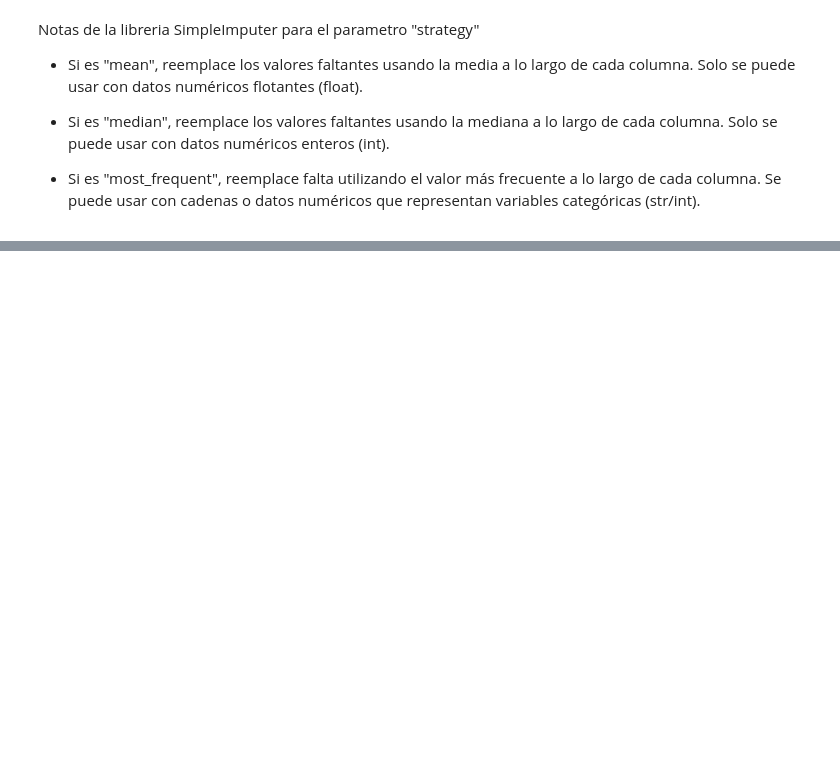
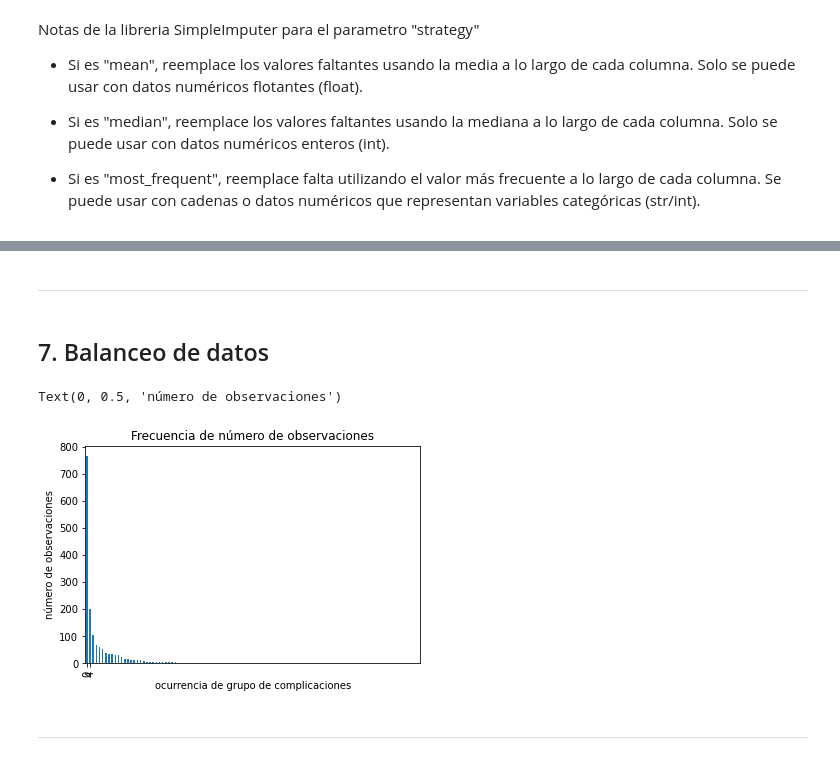
Before and after one commit to cesarolivera/py-ml-mi_model, a Jupyter notebook: 2. Pre-procesamiento de datos.ipynb, the cells around one changed output, grey strips where cells are left out. Drawn from its saved outputs; the diff is of its cells as text; code cells hidden in the pictures; blank space fills up the shorter version.

```diff
--- a/2. Pre-procesamiento de datos.ipynb
+++ b/2. Pre-procesamiento de datos.ipynb
@@ -172,0 +226,16 @@ mi_df["COMPLICATION_OUT"] = mi_df[var_objetivo_lst].apply(
+# %% [markdown]
+---
+# %% [markdown]
+## 7. Balanceo de datos
+# %%
+count_classes = pd.value_counts(mi_df['COMPLICATION_OUT'], sort = True)
+
+count_classes.plot(kind = 'bar', #bar: gráfico de barras
+                   rot=90)#0 = no rotación de las etiquetas del eje x
+plt.xticks(range(2))
+plt.title("Frecuencia de número de observaciones")
+plt.xlabel("ocurrencia de grupo de complicaciones")
+plt.ylabel("número de observaciones")
+# %% [output]
+Text(0, 0.5, 'número de observaciones')
+[figure, added]
@@ -173,2 +265,4 @@ mi_df["COMPLICATION_OUT"] = mi_df[var_objetivo_lst].apply(
+# %% [markdown]
+---
 # %%
 mi_df[var_objetivo_lst+["COMPLICATION_OUT"]].drop_duplicates().to_csv('data/02_data_intermedia/COMPLICACION_DECOD.csv',index=False)
```
Also changed, not shown: parts of 14 cells of this notebook, 2 other files.
